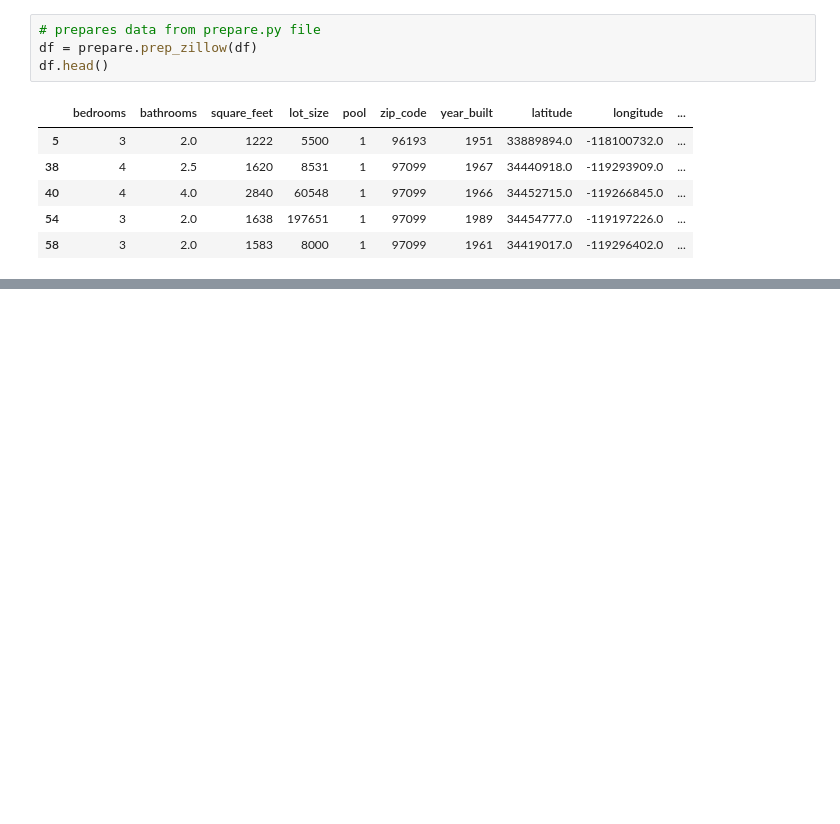
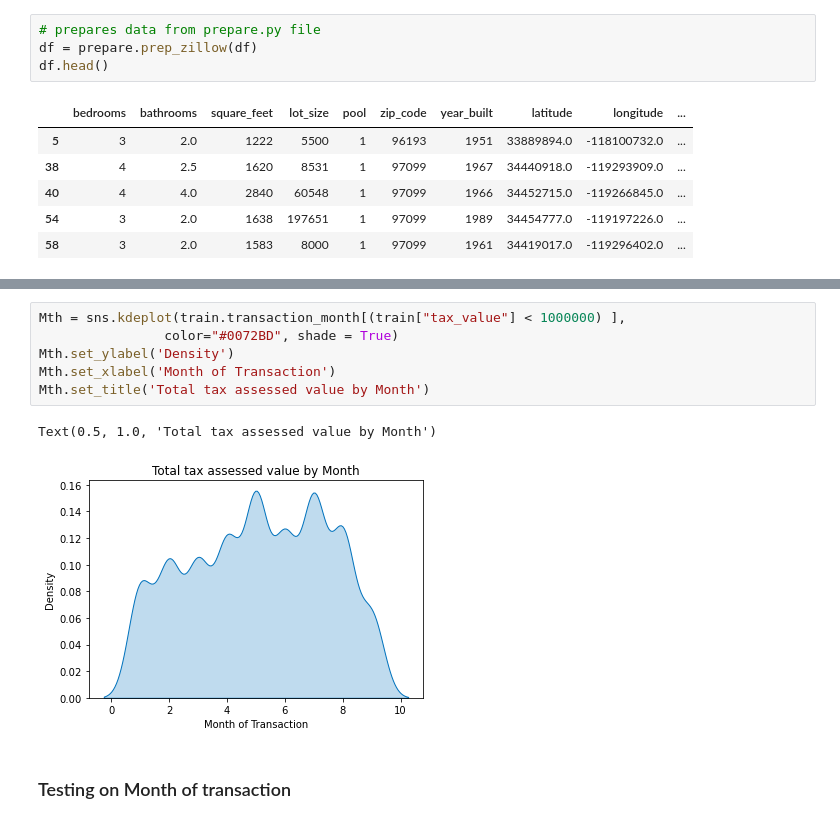
Before and after one commit to raycerna/zillow-regression-project, a Jupyter notebook: final_report.ipynb, the cells around one changed output, grey strips where cells are left out. Cells and saved outputs as stored; diff of their text form; blank space fills up the shorter version.

```diff
--- a/final_report.ipynb
+++ b/final_report.ipynb
@@ -57,0 +96,11 @@ NameError: name 'train' is not defined
+# %%
+Mth = sns.kdeplot(train.transaction_month[(train["tax_value"] < 1000000) ],
+                color="#0072BD", shade = True)
+Mth.set_ylabel('Density')
+Mth.set_xlabel('Month of Transaction')
+Mth.set_title('Total tax assessed value by Month')
+# %% [output]
+Text(0.5, 1.0, 'Total tax assessed value by Month')
+[figure, added]
+# %% [markdown]
+### Testing on Month of transaction
```
Also changed, not shown: parts of 63 cells of this notebook.
